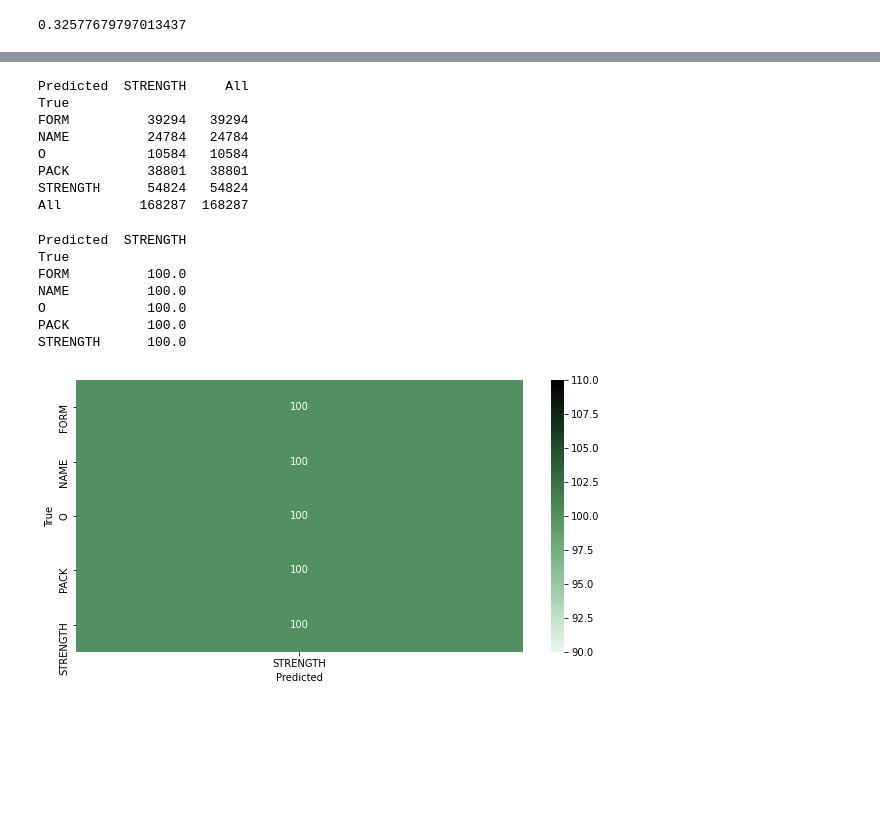
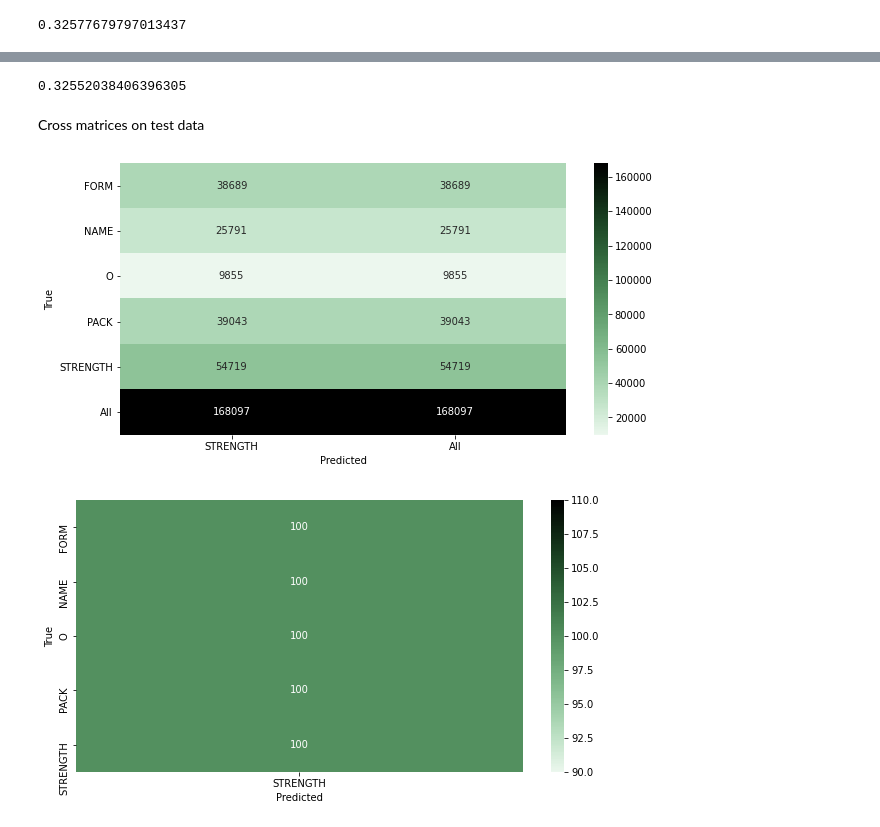
Before and after one commit to mbamburova/master-thesis, a Jupyter notebook: crf_extraction/first_crf_model/first_crf_model.ipynb, the cells around one changed output, grey strips where cells are left out. Saved outputs shown, nothing was run; the diff lists cells and outputs as text; code cells hidden in the pictures; blank space fills up the shorter version.

```diff
--- a/crf_extraction/first_crf_model/first_crf_model.ipynb
+++ b/crf_extraction/first_crf_model/first_crf_model.ipynb
@@ -88,31 +133,32 @@ print(acc_score)
+# %%
+test_data = get_data(TEST_DATASET_PATH)
+
+test_drug_records = DrugRecords(test_data).get_drug_records()
+test_drug_records = test_drug_records[1:]
+# %%
+x_test = [sent_to_features(s) for s in test_drug_records]
+y_test = [sent_to_labels(s) for s in test_drug_records]
+# %%
+predicted_values = crf.predict(x_test)
+# %%
+acc_score = flat_accuracy_score(predicted_values, y_test)
+print(acc_score)
+# %% [output]
+0.32552038406396305
+# %% [markdown]
+Cross matrices on test data
 # %%
+y_pred = pd.Series([p for pred_val in predicted_values for p in pred_val])
+y_true = pd.Series([w[1] for drug_record in test_drug_records for w in drug_record])
 
-y_pred = pd.Series([p for pred_val in predicted_values for p in pred_val])
-y_true = pd.Series([w[1] for drug_record in validation_drug_records for w in drug_record])
-
-a = pd.crosstab(y_true, y_pred, rownames=['True'], colnames=['Predicted'], margins=True)
-print(a)
+matrixValues = pd.crosstab(y_true, y_pred, rownames=['True'], colnames=['Predicted'], margins=True)
+matrixPercentage = pd.crosstab(y_true, y_pred, rownames=['True'], colnames=['Predicted'], normalize="index").round(6)*100
-# %% [output]
-Predicted  STRENGTH     All
-True
-FORM          39294   39294
-NAME          24784   24784
-O             10584   10584
-PACK          38801   38801
-STRENGTH      54824   54824
-All          168287  168287
-# %%
-
-p = pd.crosstab(y_true, y_pred, rownames=['True'], colnames=['Predicted'], normalize="index").round(6)*100
-
-print(p)
-# %% [output]
-Predicted  STRENGTH
-True
-FORM          100.0
-NAME          100.0
-O             100.0
-PACK          100.0
-STRENGTH      100.0
+# %%
+plt.figure(figsize=(10, 5))
+sns_plot_values = generate_heatmap_values(matrixValues)
+
+sns_plot_values.figure.savefig("firstCrfModelMatrixValues.png")
+# %% [output]
+[figure, added]
 # %%
 plt.figure(figsize=(10, 5))
```
Also changed, not shown: parts of 19 cells of this notebook, 10 other files.
